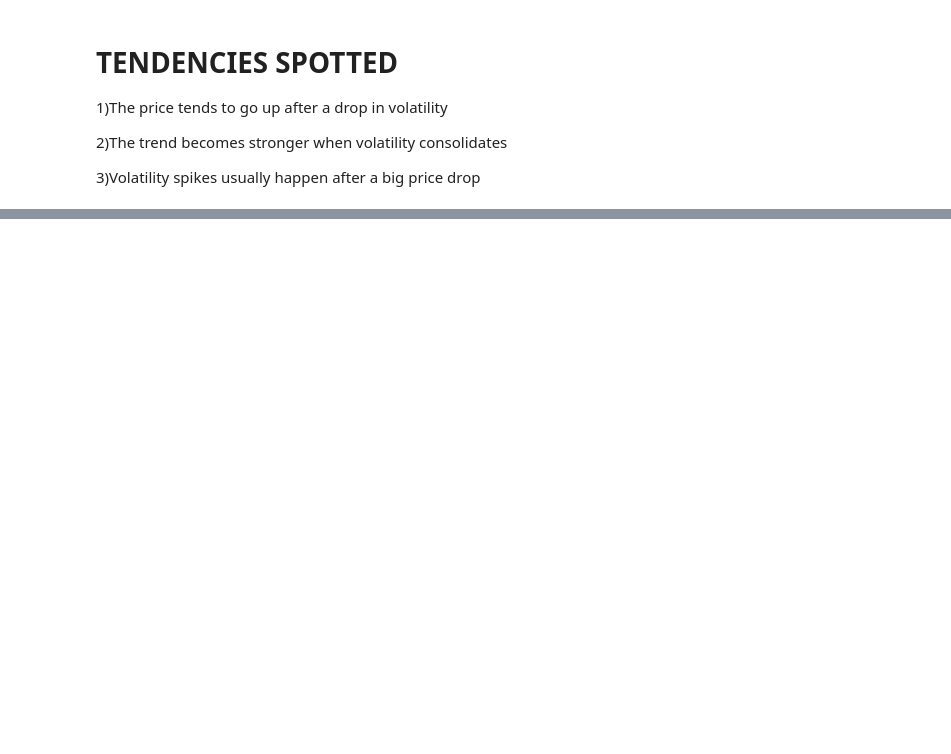
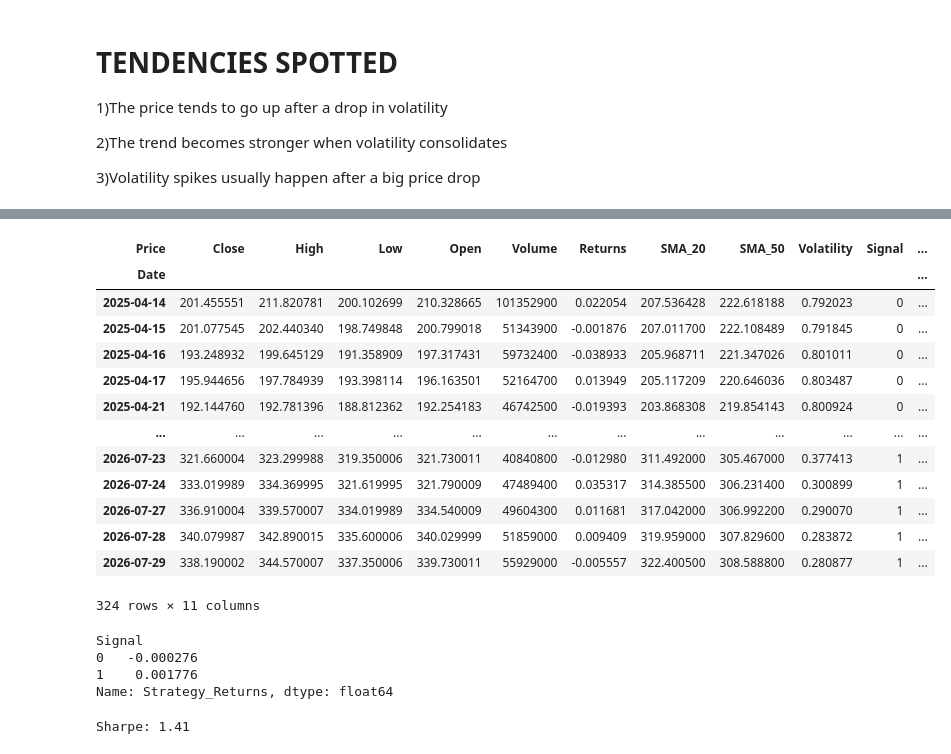
Before and after one commit to ivan-cl0udz/quant_work, a Jupyter notebook: week1.ipynb, the cells around one changed output, grey strips where cells are left out. Cells and saved outputs as stored; diff of their text form; code cells hidden in the pictures; blank space fills up the shorter version.

```diff
--- a/week1.ipynb
+++ b/week1.ipynb
@@ -266,0 +257,5 @@ Name: Price after 5d, dtype: float64
+# %%
+sma_strategy = data.copy()
+# %%
+sma_strategy['Signal'] = np.where(sma_strategy['SMA_20'] > sma_strategy['SMA_50'],1,0)
+sma_strategy
@@ -266,0 +277,31 @@ Name: Price after 5d, dtype: float64
+# %%
+sma_strategy['Strategy_Returns'] = sma_strategy['Signal'].shift(1) * sma_strategy['Returns']
+sma_strategy
+# %% [output]
+| Price | Close | High | Low | Open | Volume | Returns | SMA_20 | SMA_50 | Volatility | Signal | ... |
+| Date |  |  |  |  |  |  |  |  |  |  | ... |
+| 2025-04-14 | 201.455551 | 211.820781 | 200.102699 | 210.328665 | 101352900 | 0.022054 | 207.536428 | 222.618188 | 0.792023 | 0 | ... |
+| 2025-04-15 | 201.077545 | 202.440340 | 198.749848 | 200.799018 | 51343900 | -0.001876 | 207.011700 | 222.108489 | 0.791845 | 0 | ... |
+| 2025-04-16 | 193.248932 | 199.645129 | 191.358909 | 197.317431 | 59732400 | -0.038933 | 205.968711 | 221.347026 | 0.801011 | 0 | ... |
+| 2025-04-17 | 195.944656 | 197.784939 | 193.398114 | 196.163501 | 52164700 | 0.013949 | 205.117209 | 220.646036 | 0.803487 | 0 | ... |
+| 2025-04-21 | 192.144760 | 192.781396 | 188.812362 | 192.254183 | 46742500 | -0.019393 | 203.868308 | 219.854143 | 0.800924 | 0 | ... |
+| ... | ... | ... | ... | ... | ... | ... | ... | ... | ... | ... | ... |
+| 2026-07-23 | 321.660004 | 323.299988 | 319.350006 | 321.730011 | 40840800 | -0.012980 | 311.492000 | 305.467000 | 0.377413 | 1 | ... |
+| 2026-07-24 | 333.019989 | 334.369995 | 321.619995 | 321.790009 | 47489400 | 0.035317 | 314.385500 | 306.231400 | 0.300899 | 1 | ... |
+| 2026-07-27 | 336.910004 | 339.570007 | 334.019989 | 334.540009 | 49604300 | 0.011681 | 317.042000 | 306.992200 | 0.290070 | 1 | ... |
+| 2026-07-28 | 340.079987 | 342.890015 | 335.600006 | 340.029999 | 51859000 | 0.009409 | 319.959000 | 307.829600 | 0.283872 | 1 | ... |
+| 2026-07-29 | 338.190002 | 344.570007 | 337.350006 | 339.730011 | 55929000 | -0.005557 | 322.400500 | 308.588800 | 0.280877 | 1 | ... |
+324 rows × 11 columns
+# %%
+sma_strategy.groupby('Signal')['Strategy_Returns'].mean()
+# %% [output]
+Signal
+0   -0.000276
+1    0.001776
+Name: Strategy_Returns, dtype: float64
+# %%
+sharpe = (sma_strategy['Strategy_Returns'].mean() /
+          sma_strategy['Strategy_Returns'].std() * (252 ** 0.5))
+print(f'Sharpe: {sharpe:.2f}')
+# %% [output]
+Sharpe: 1.41
```
Also changed, not shown: parts of 15 cells of this notebook.
